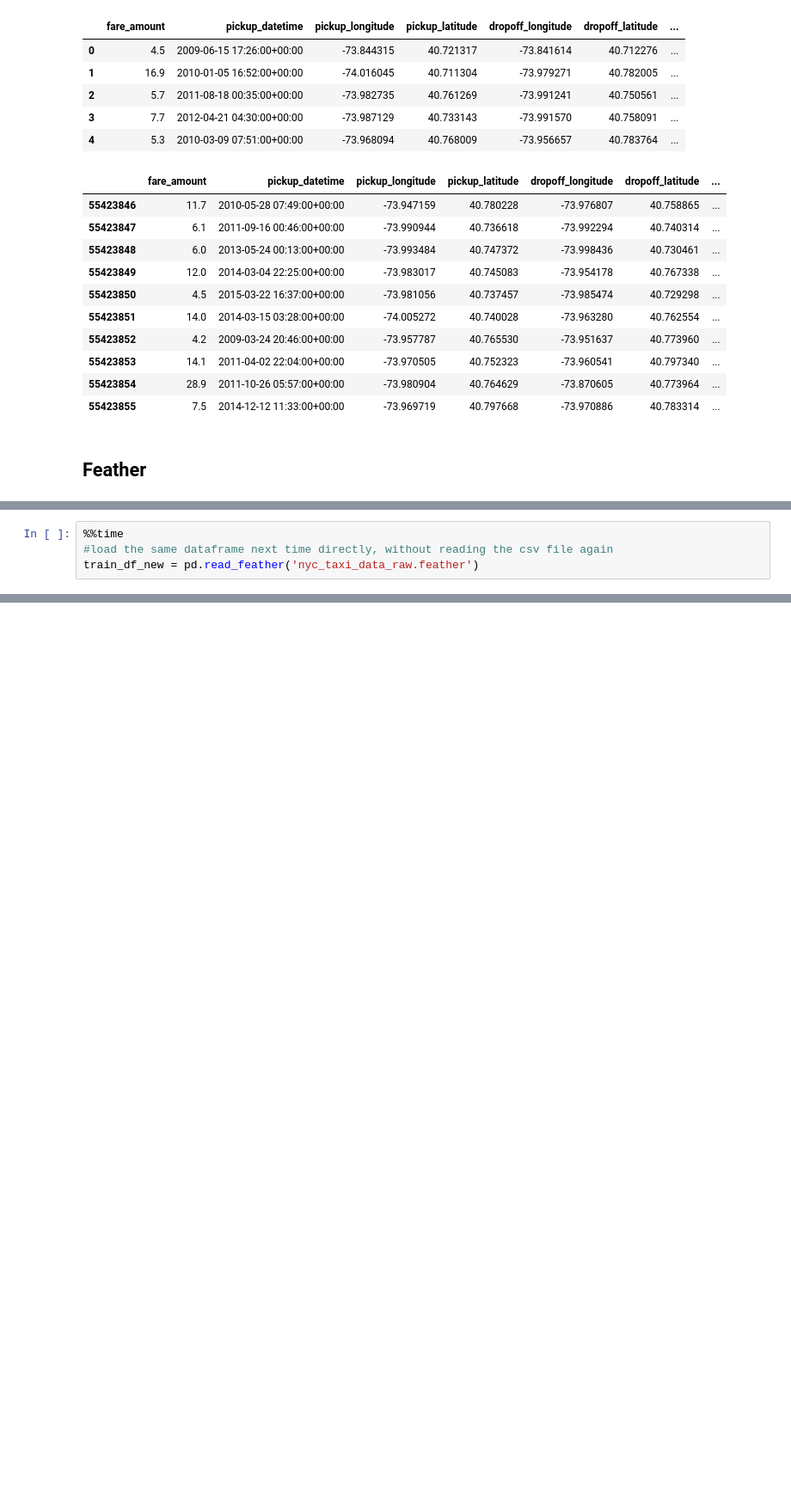
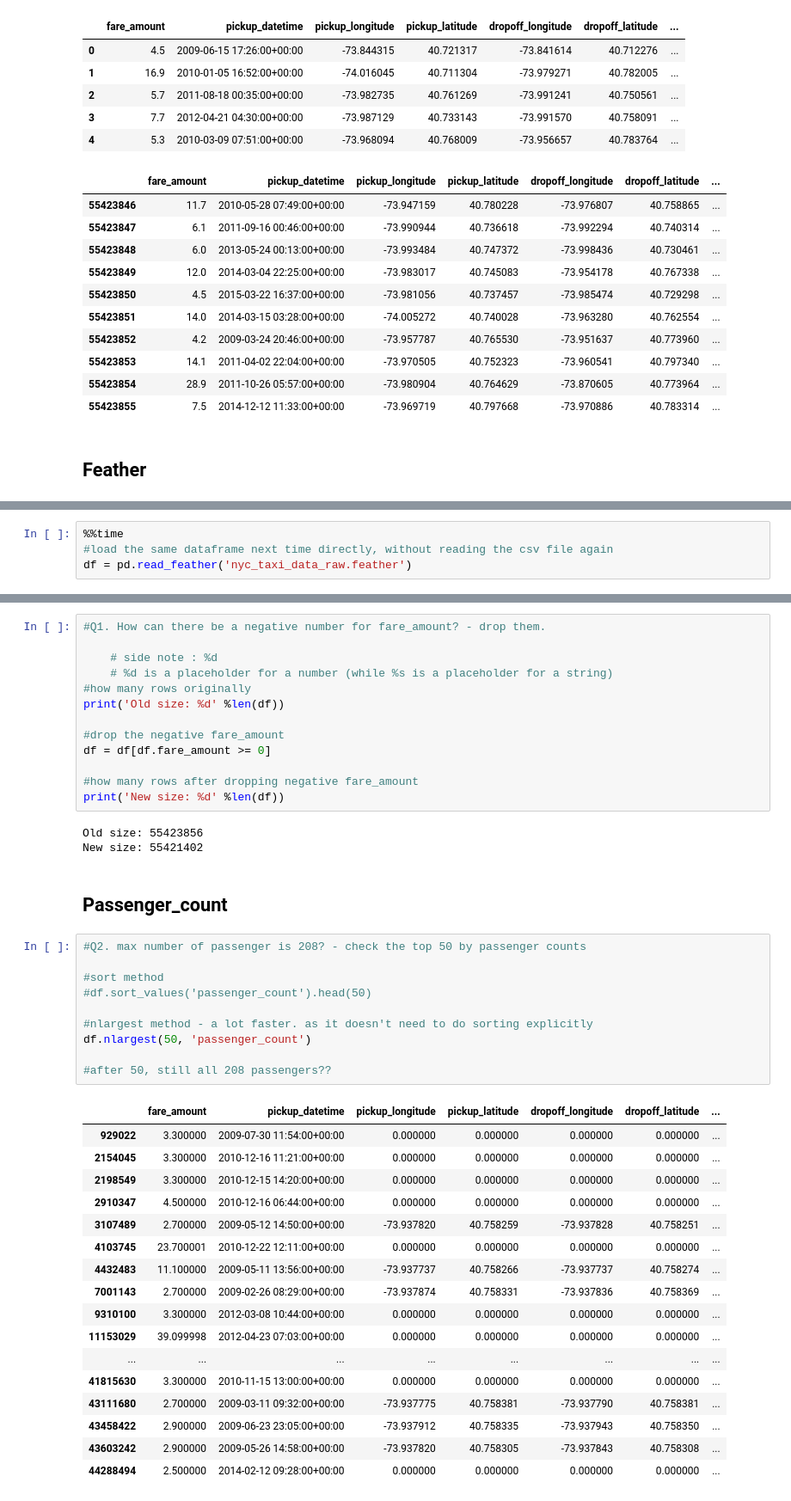
Before and after one commit to bee5633/NYCTaxi, a Jupyter notebook: NYCTaxi.ipynb, the cells around one changed output, grey strips where cells are left out. Shown at 86% size. Drawn from its saved outputs; the diff is of its cells as text; blank space fills up the shorter version.

Commit message:
data cleaning almost done

```diff
--- a/NYCTaxi.ipynb
+++ b/NYCTaxi.ipynb
@@ -208,5 +205,5 @@ Wall time: 6.28 s
 # %%
 %%time
 #load the same dataframe next time directly, without reading the csv file again
-train_df_new = pd.read_feather('nyc_taxi_data_raw.feather')
+df = pd.read_feather('nyc_taxi_data_raw.feather')
 # %% [output]
@@ -237,0 +250,46 @@ Wall time: 5.41 ms
+# %%
+#Q1. How can there be a negative number for fare_amount? - drop them.
+
+    # side note : %d
+    # %d is a placeholder for a number (while %s is a placeholder for a string)
+#how many rows originally
+print('Old size: %d' %len(df))
+
+#drop the negative fare_amount
+df = df[df.fare_amount >= 0]
+
+#how many rows after dropping negative fare_amount
+print('New size: %d' %len(df))
+# %% [output]
+Old size: 55423856
+New size: 55421402
+# %% [markdown]
+## Passenger_count
+# %%
+#Q2. max number of passenger is 208? - check the top 50 by passenger counts
+
+#sort method
+#df.sort_values('passenger_count').head(50)
+
+#nlargest method - a lot faster. as it doesn't need to do sorting explicitly
+df.nlargest(50, 'passenger_count')
+
+#after 50, still all 208 passengers??
+# %% [output]
+|  | fare_amount | pickup_datetime | pickup_longitude | pickup_latitude | dropoff_longitude | dropoff_latitude | ... |
+| 929022 | 3.300000 | 2009-07-30 11:54:00+00:00 | 0.000000 | 0.000000 | 0.000000 | 0.000000 | ... |
+| 2154045 | 3.300000 | 2010-12-16 11:21:00+00:00 | 0.000000 | 0.000000 | 0.000000 | 0.000000 | ... |
+| 2198549 | 3.300000 | 2010-12-15 14:20:00+00:00 | 0.000000 | 0.000000 | 0.000000 | 0.000000 | ... |
+| 2910347 | 4.500000 | 2010-12-16 06:44:00+00:00 | 0.000000 | 0.000000 | 0.000000 | 0.000000 | ... |
+| 3107489 | 2.700000 | 2009-05-12 14:50:00+00:00 | -73.937820 | 40.758259 | -73.937828 | 40.758251 | ... |
+| 4103745 | 23.700001 | 2010-12-22 12:11:00+00:00 | 0.000000 | 0.000000 | 0.000000 | 0.000000 | ... |
+| 4432483 | 11.100000 | 2009-05-11 13:56:00+00:00 | -73.937737 | 40.758266 | -73.937737 | 40.758274 | ... |
+| 7001143 | 2.700000 | 2009-02-26 08:29:00+00:00 | -73.937874 | 40.758331 | -73.937836 | 40.758369 | ... |
+| 9310100 | 3.300000 | 2012-03-08 10:44:00+00:00 | 0.000000 | 0.000000 | 0.000000 | 0.000000 | ... |
+| 11153029 | 39.099998 | 2012-04-23 07:03:00+00:00 | 0.000000 | 0.000000 | 0.000000 | 0.000000 | ... |
+| ... | ... | ... | ... | ... | ... | ... | ... |
+| 41815630 | 3.300000 | 2010-11-15 13:00:00+00:00 | 0.000000 | 0.000000 | 0.000000 | 0.000000 | ... |
+| 43111680 | 2.700000 | 2009-03-11 09:32:00+00:00 | -73.937775 | 40.758381 | -73.937790 | 40.758381 | ... |
+| 43458422 | 2.900000 | 2009-06-23 23:05:00+00:00 | -73.937912 | 40.758335 | -73.937943 | 40.758350 | ... |
+| 43603242 | 2.900000 | 2009-05-26 14:58:00+00:00 | -73.937820 | 40.758305 | -73.937843 | 40.758308 | ... |
+| 44288494 | 2.500000 | 2014-02-12 09:28:00+00:00 | 0.000000 | 0.000000 | 0.000000 | 0.000000 | ... |
```
Also changed, not shown: parts of 19 cells of this notebook.
